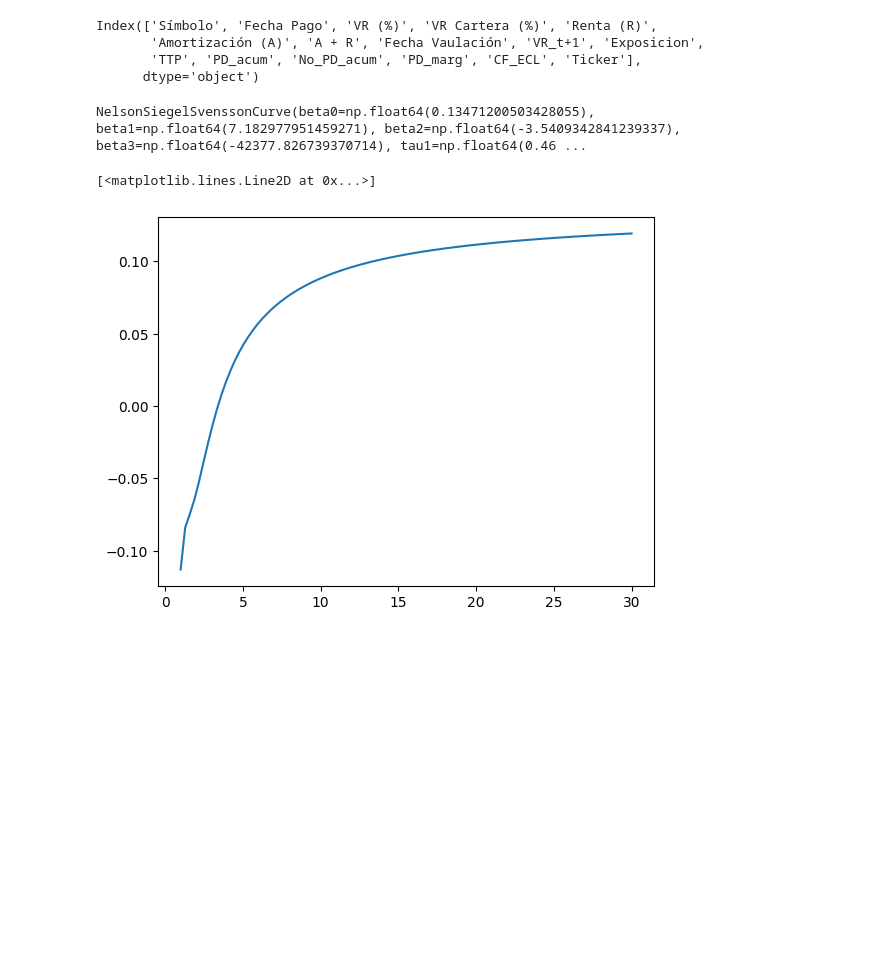
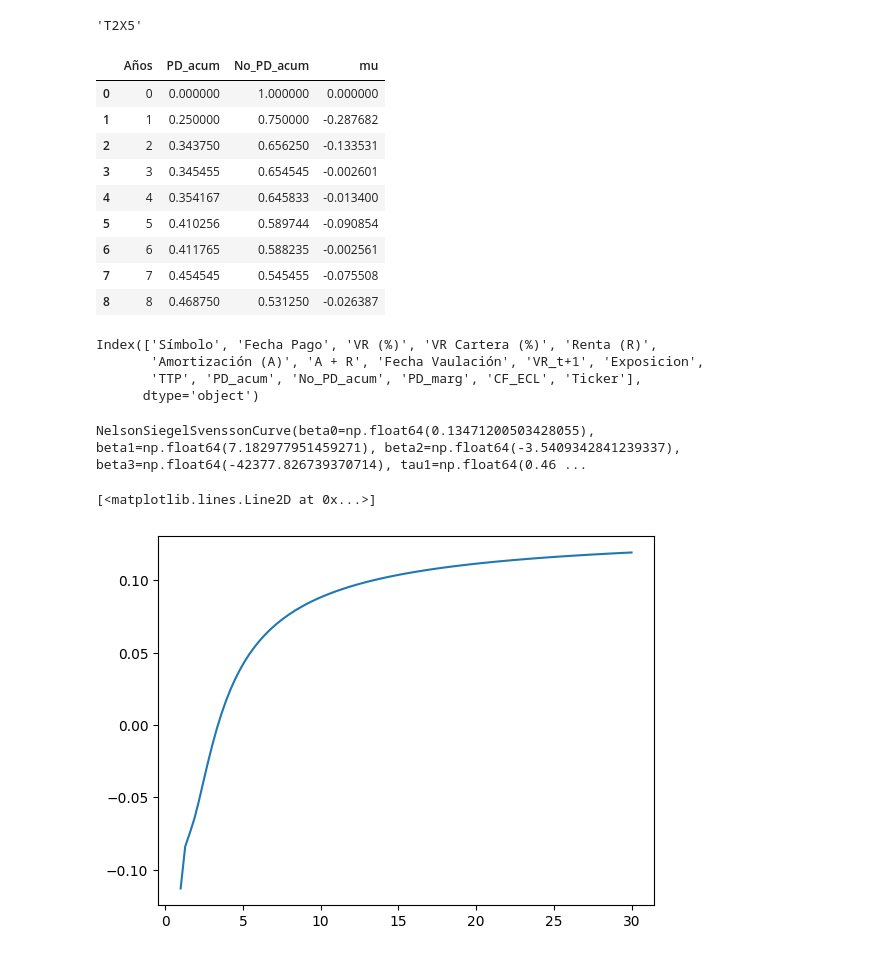
Before and after one commit to AlexDBurs/IBNR-NIIF-17, a Jupyter notebook: pd_rating.ipynb, the cells around one changed output. Cells and saved outputs as stored; diff of their text form; code cells hidden in the pictures; blank space fills up the shorter version.

```diff
--- a/pd_rating.ipynb
+++ b/pd_rating.ipynb
@@ -29,6 +29,23 @@ VALUATION_DATE = dt.datetime(2024, 6, 30)
 curva_pds = pd.read_excel(r"bin\PD_extrapoladas.xlsx", sheet_name = 'Base')
 curva_pds['mu'] = np.log(curva_pds['No_PD_acum']/curva_pds['No_PD_acum'].shift(1)) # la formula es -ln(1-PD) pero no quiero que me quede un 0 negativo en mu
 curva_pds['mu'].fillna(0, inplace=True)
+# %%
+ticker_bono
+# %% [output]
+'T2X5'
+# %%
+curva_pds
+# %% [output]
+|  | Años | PD_acum | No_PD_acum | mu |
+| 0 | 0 | 0.000000 | 1.000000 | 0.000000 |
+| 1 | 1 | 0.250000 | 0.750000 | -0.287682 |
+| 2 | 2 | 0.343750 | 0.656250 | -0.133531 |
+| 3 | 3 | 0.345455 | 0.654545 | -0.002601 |
+| 4 | 4 | 0.354167 | 0.645833 | -0.013400 |
+| 5 | 5 | 0.410256 | 0.589744 | -0.090854 |
+| 6 | 6 | 0.411765 | 0.588235 | -0.002561 |
+| 7 | 7 | 0.454545 | 0.545455 | -0.075508 |
+| 8 | 8 | 0.468750 | 0.531250 | -0.026387 |
 # %%
 # Cartera de bonos
 cartera_bonos = pd.read_excel(r"bin\tabla_bonos_reacomodada.xlsx", sheet_name='Tabla')
```
Also changed, not shown: parts of 6 cells of this notebook, 12 other files.
